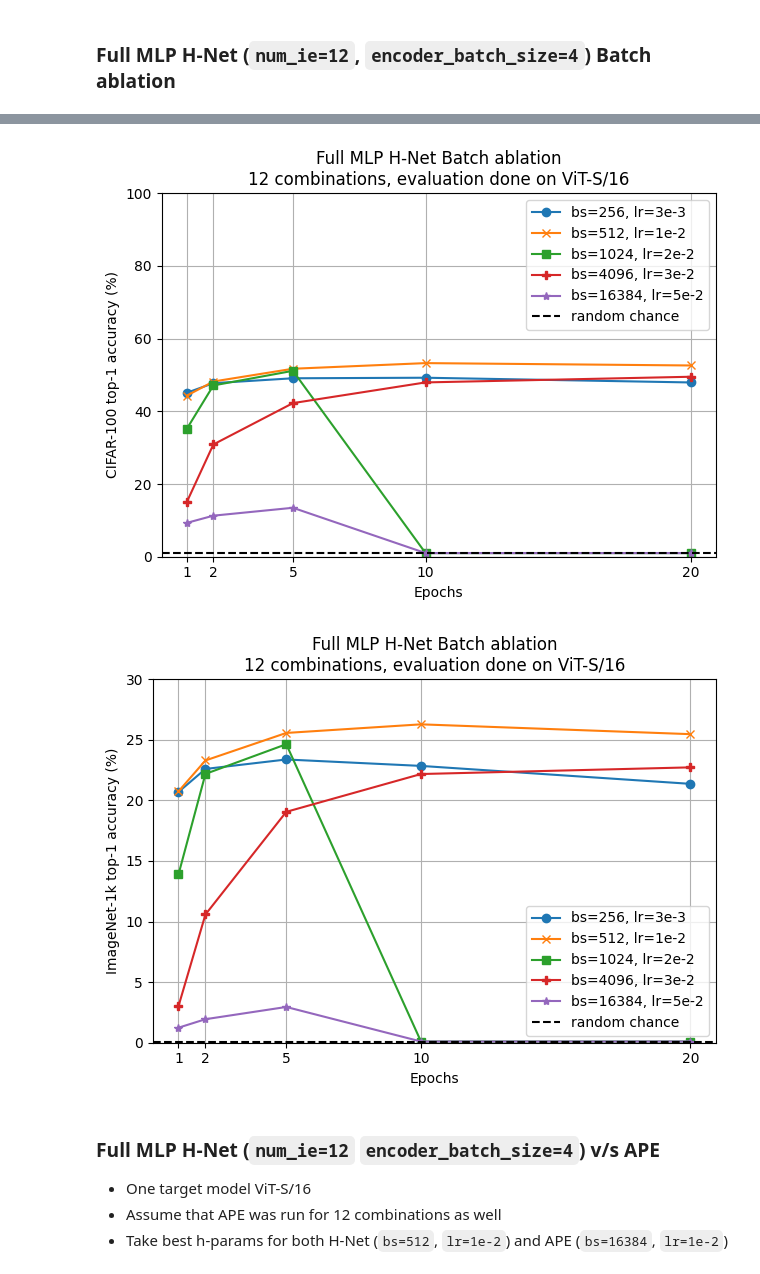
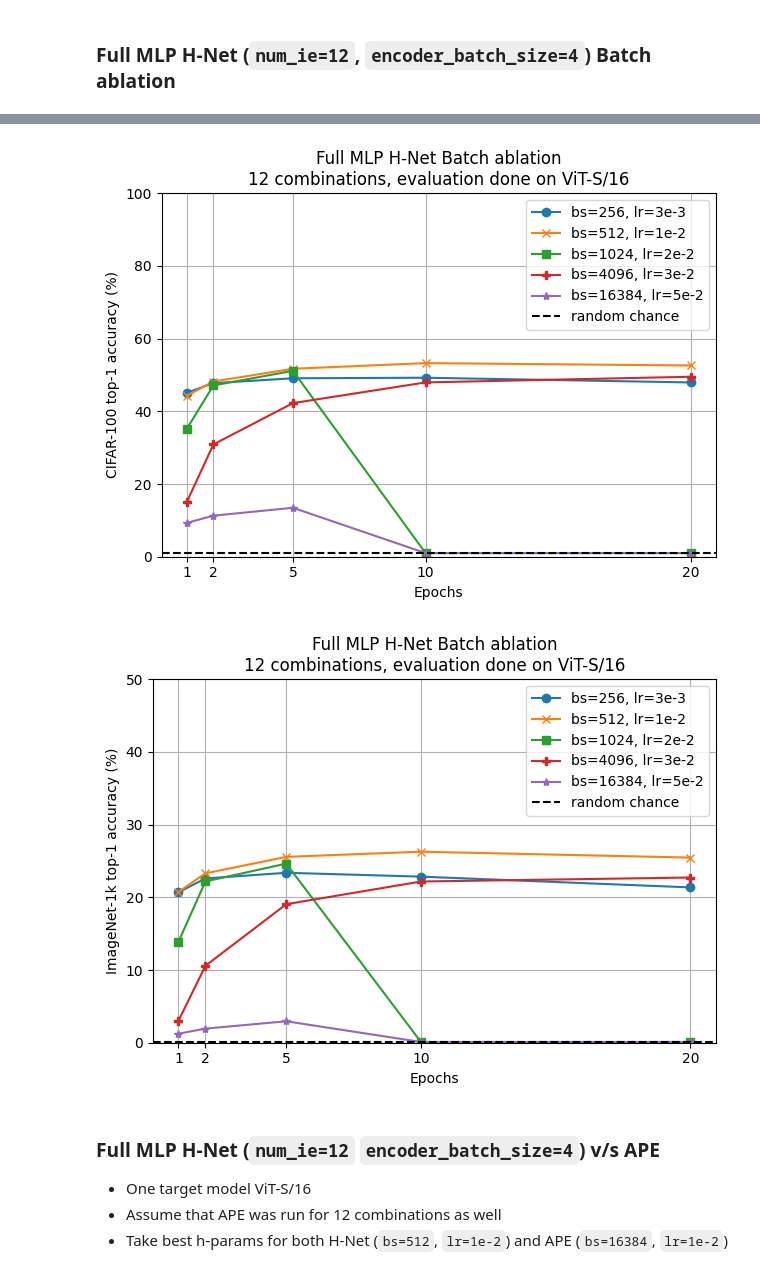
Before and after one commit to jaisidhsingh/hypa-new, a Jupyter notebook: hyperalignment/plot.ipynb, the cells around one changed output, grey strips where cells are left out. Saved outputs shown, nothing was run; the diff lists cells and outputs as text; code cells hidden in the pictures.

```diff
--- a/hyperalignment/plot.ipynb
+++ b/hyperalignment/plot.ipynb
@@ -64,7 +64,7 @@ data_16384 = {'exp_name': 'hnet_12-4_fmlp_c-32_bs-16384_lr-5e-2', 'seed': 0, 'ev
 epochs = [1, 2, 5, 10, 20]
 benchmarks = ["cifar10", "cifar100", "imagenet1k"]
 names = {"cifar10": "CIFAR-10", "cifar100": "CIFAR-100", "imagenet1k": "ImageNet-1k"}
-lims = {"cifar10": [0.0, 100.0], "cifar100": [0.0, 100.0], "imagenet1k": [0.0, 30]}
+lims = {"cifar10": [0.0, 100.0], "cifar100": [0.0, 100.0], "imagenet1k": [0.0, 50]}
 rcs = {"cifar10": 10.0, "cifar100": 1.0, "imagenet1k": 0.1}
 
 for bench in benchmarks:
@@ -73,34 +73,34 @@ for bench in benchmarks:
     acc_1024 = [data_1024['eval'][f'epoch_{epoch}'][bench] for epoch in epochs]
     acc_4096 = [data_4096['eval'][f'epoch_{epoch}'][bench] for epoch in epochs]
     acc_16384 = [data_16384['eval'][f'epoch_{epoch}'][bench] for epoch in epochs]
 
     # Create the plot
     # plt.figure(figsize=(10, 6))
 
     plt.plot(epochs, acc_256, marker='o', label="bs=256, lr=3e-3")
     plt.plot(epochs, acc_512, marker='x', label="bs=512, lr=1e-2")
     plt.plot(epochs, acc_1024, marker='s', label="bs=1024, lr=2e-2")
     plt.plot(epochs, acc_4096, marker='P', label="bs=4096, lr=3e-2")
     plt.plot(epochs, acc_16384, marker='*', label="bs=16384, lr=5e-2")
 
     plt.axhline(y=rcs[bench], color="black", linestyle="--", label="random chance")
 
     plt.title(f'Full MLP H-Net Batch ablation\n12 combinations, evaluation done on ViT-S/16')
     plt.xlabel('Epochs')
     plt.ylabel(f'{names[bench]} top-1 accuracy (%)')
     plt.ylim(lims[bench])
     plt.xticks([1, 2, 5, 10, 20])
     plt.grid(True)
 
     # Save and show the plot
     plt.legend()
     plt.tight_layout()
     # plt.savefig('imagenet_accuracy_plot.png')
     plt.show()
 # %% [output]
 [figure]
 [figure]
-[figure, old version]
+[figure, new version]
 # %% [markdown]
 ### Full MLP H-Net (`num_ie=12` `encoder_batch_size=4`) v/s APE
 
```
Also changed, not shown: parts of 3 cells of this notebook, 2 other files.
